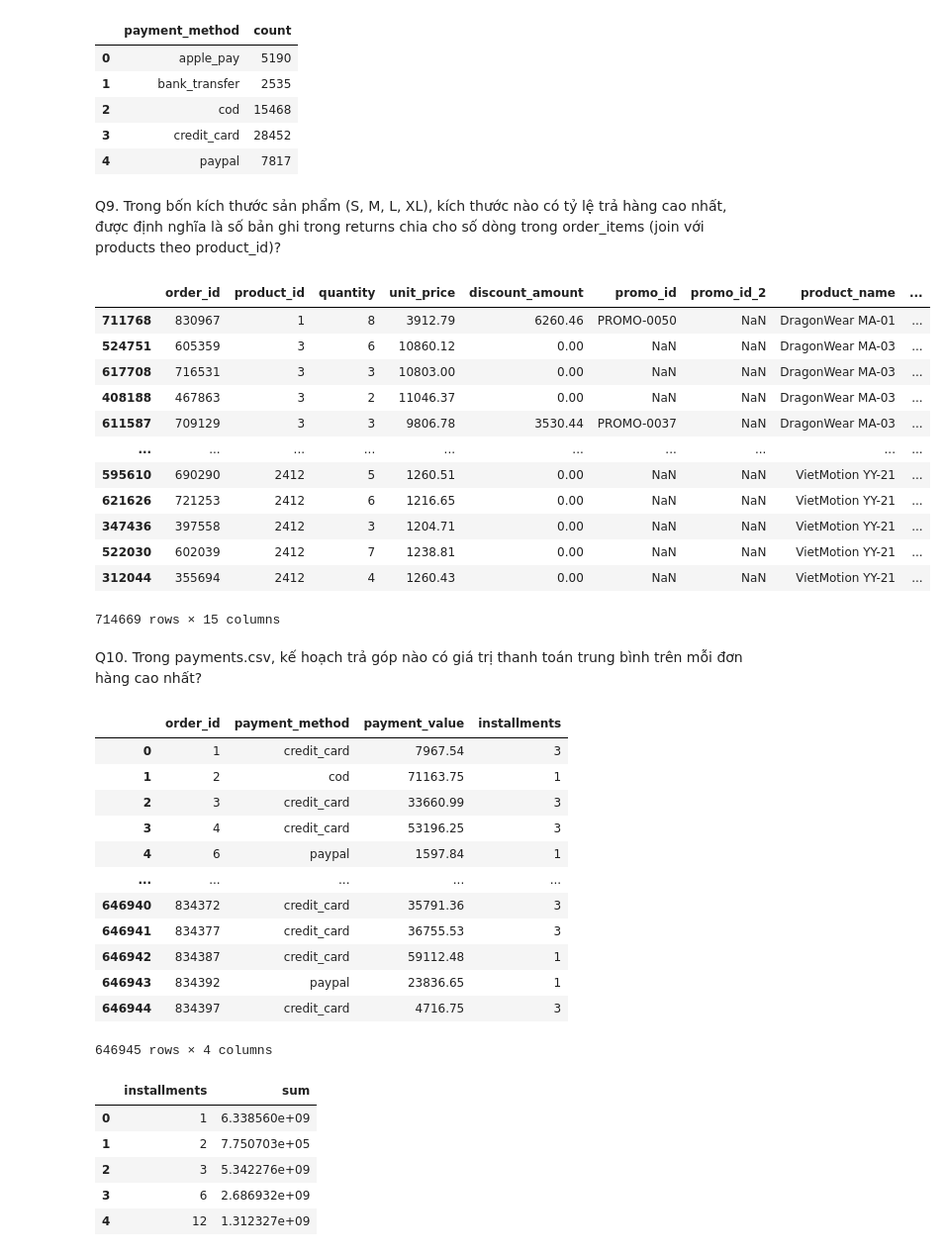
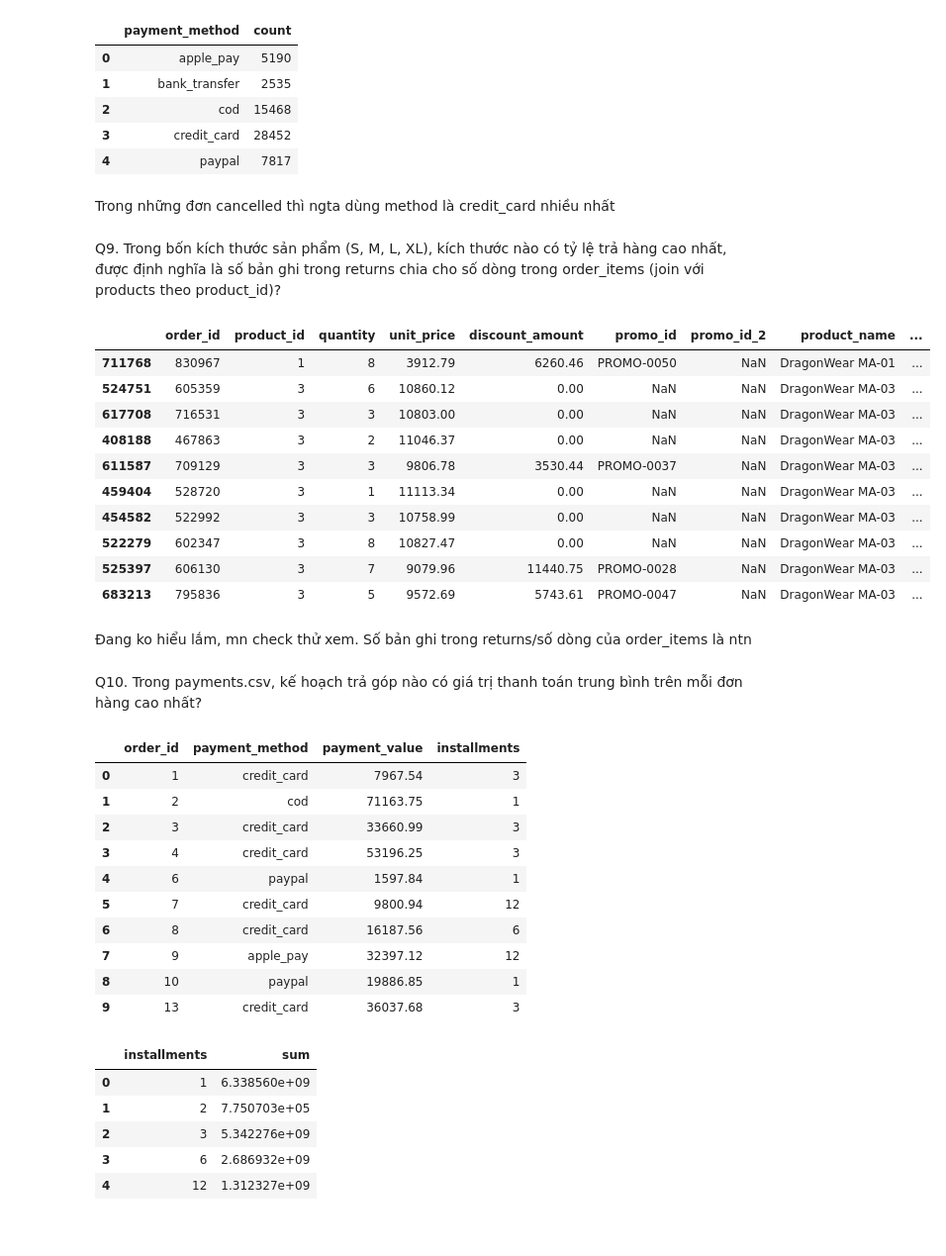
Before and after one commit to lhplO5/datathon2026-ventures-d-amies, a Jupyter notebook: notebooks/MCQ.ipynb, the cells around one changed output. Shown at 99% size. Drawn from its saved outputs; the diff is of its cells as text; code cells hidden in the pictures.

```diff
--- a/notebooks/MCQ.ipynb
+++ b/notebooks/MCQ.ipynb
@@ -449,34 +433,33 @@ cancelled
 | 2 | cod | 15468 |
 | 3 | credit_card | 28452 |
 | 4 | paypal | 7817 |
+# %% [markdown]
+Trong những đơn cancelled thì ngta dùng method là credit_card nhiều nhất
 # %% [markdown]
-Q9. Trong bốn kích thước sản phẩm (S, M, L, XL), kích thước nào có tỷ lệ trả hàng cao
-nhất, được định nghĩa là số bản ghi trong returns chia cho số dòng trong order_items (join
-với products theo product_id)?
+Q9. Trong bốn kích thước sản phẩm (S, M, L, XL), kích thước nào có tỷ lệ trả hàng cao nhất, được định nghĩa là số bản ghi trong returns chia cho số dòng trong order_items (join với products theo product_id)?
 # %%
 items_products_merge = pd.merge(df_items, df_products, on='product_id').sort_values('product_id')
-items_products_merge
+items_products_merge.head(10)
 # %% [output]
 |  | order_id | product_id | quantity | unit_price | discount_amount | promo_id | promo_id_2 | product_name | ... |
 | 711768 | 830967 | 1 | 8 | 3912.79 | 6260.46 | PROMO-0050 | NaN | DragonWear MA-01 | ... |
 | 524751 | 605359 | 3 | 6 | 10860.12 | 0.00 | NaN | NaN | DragonWear MA-03 | ... |
 | 617708 | 716531 | 3 | 3 | 10803.00 | 0.00 | NaN | NaN | DragonWear MA-03 | ... |
 | 408188 | 467863 | 3 | 2 | 11046.37 | 0.00 | NaN | NaN | DragonWear MA-03 | ... |
 | 611587 | 709129 | 3 | 3 | 9806.78 | 3530.44 | PROMO-0037 | NaN | DragonWear MA-03 | ... |
-| ... | ... | ... | ... | ... | ... | ... | ... | ... | ... |
-| 595610 | 690290 | 2412 | 5 | 1260.51 | 0.00 | NaN | NaN | VietMotion YY-21 | ... |
-| 621626 | 721253 | 2412 | 6 | 1216.65 | 0.00 | NaN | NaN | VietMotion YY-21 | ... |
-| 347436 | 397558 | 2412 | 3 | 1204.71 | 0.00 | NaN | NaN | VietMotion YY-21 | ... |
-| 522030 | 602039 | 2412 | 7 | 1238.81 | 0.00 | NaN | NaN | VietMotion YY-21 | ... |
-| 312044 | 355694 | 2412 | 4 | 1260.43 | 0.00 | NaN | NaN | VietMotion YY-21 | ... |
+| 459404 | 528720 | 3 | 1 | 11113.34 | 0.00 | NaN | NaN | DragonWear MA-03 | ... |
+| 454582 | 522992 | 3 | 3 | 10758.99 | 0.00 | NaN | NaN | DragonWear MA-03 | ... |
+| 522279 | 602347 | 3 | 8 | 10827.47 | 0.00 | NaN | NaN | DragonWear MA-03 | ... |
+| 525397 | 606130 | 3 | 7 | 9079.96 | 11440.75 | PROMO-0028 | NaN | DragonWear MA-03 | ... |
+| 683213 | 795836 | 3 | 5 | 9572.69 | 5743.61 | PROMO-0047 | NaN | DragonWear MA-03 | ... |
-714669 rows × 15 columns
+# %% [markdown]
+Đang ko hiểu lắm, mn check thử xem. Số bản ghi trong returns/số dòng của order_items là ntn
 # %% [markdown]
-Q10. Trong payments.csv, kế hoạch trả góp nào có giá trị thanh toán trung bình trên
-mỗi đơn hàng cao nhất?
+Q10. Trong payments.csv, kế hoạch trả góp nào có giá trị thanh toán trung bình trên mỗi đơn hàng cao nhất?
 # %%
 PAYMENTS = DATA_DIR + 'payments.csv'
 df_payments = pd.read_csv(PAYMENTS)
-df_payments
+df_payments.head(10)
 # %% [output]
 |  | order_id | payment_method | payment_value | installments |
 | 0 | 1 | credit_card | 7967.54 | 3 |
@@ -484,13 +467,11 @@ df_payments
 | 2 | 3 | credit_card | 33660.99 | 3 |
 | 3 | 4 | credit_card | 53196.25 | 3 |
 | 4 | 6 | paypal | 1597.84 | 1 |
-| ... | ... | ... | ... | ... |
-| 646940 | 834372 | credit_card | 35791.36 | 3 |
-| 646941 | 834377 | credit_card | 36755.53 | 3 |
-| 646942 | 834387 | credit_card | 59112.48 | 1 |
-| 646943 | 834392 | paypal | 23836.65 | 1 |
-| 646944 | 834397 | credit_card | 4716.75 | 3 |
+| 5 | 7 | credit_card | 9800.94 | 12 |
+| 6 | 8 | credit_card | 16187.56 | 6 |
+| 7 | 9 | apple_pay | 32397.12 | 12 |
+| 8 | 10 | paypal | 19886.85 | 1 |
+| 9 | 13 | credit_card | 36037.68 | 3 |
-646945 rows × 4 columns
 # %%
 total_install = df_payments.groupby(['installments'])['payment_value'].sum().reset_index(name='sum')
 total_install
```
Also changed, not shown: parts of 16 cells of this notebook.
